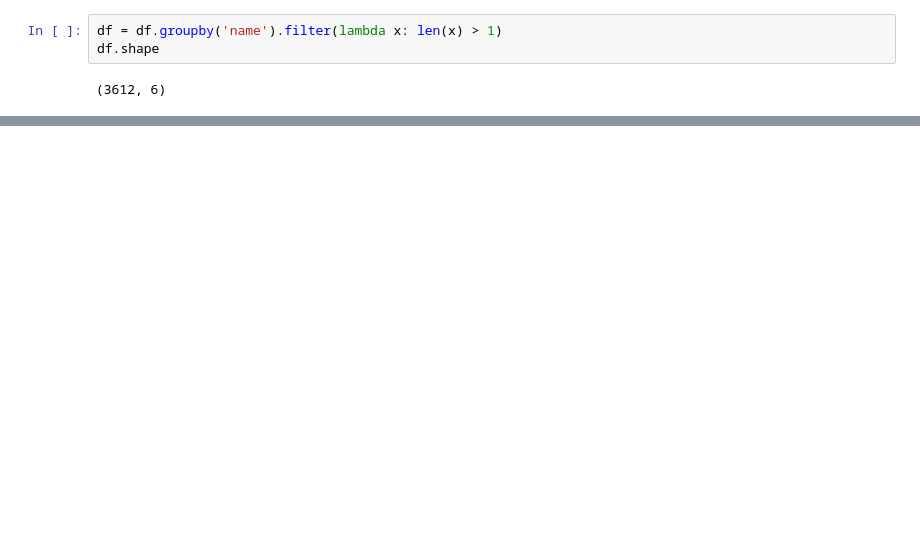
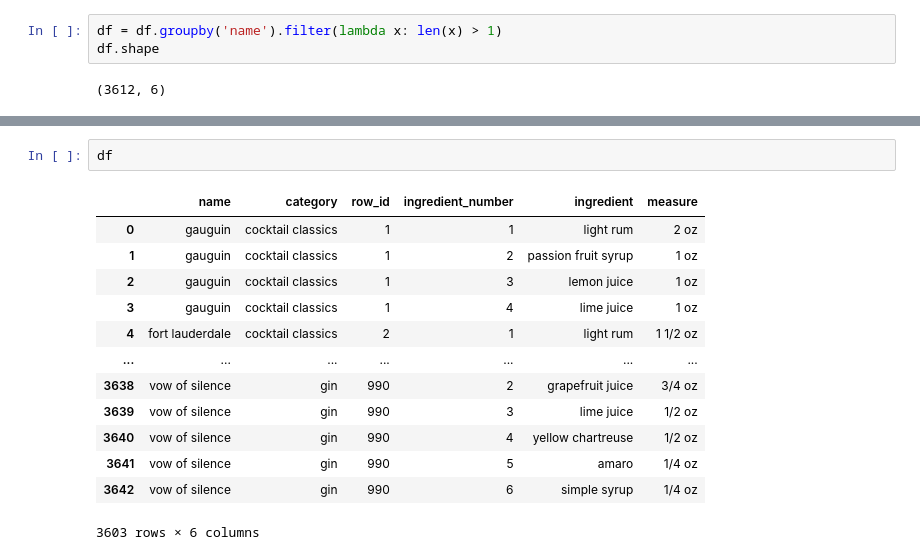
Before and after one commit to aacole3377/cocktails, a Jupyter notebook: data_preperation.ipynb, the cells around one changed output, grey strips where cells are left out. Drawn from its saved outputs; the diff is of its cells as text; blank space fills up the shorter version.

```diff
--- a/data_preperation.ipynb
+++ b/data_preperation.ipynb
@@ -126,0 +243,16 @@ df[df['name'] == 'Eggnog Supreme'] # drop this
+# %%
+df
+# %% [output]
+|  | name | category | row_id | ingredient_number | ingredient | measure |
+| 0 | gauguin | cocktail classics | 1 | 1 | light rum | 2 oz |
+| 1 | gauguin | cocktail classics | 1 | 2 | passion fruit syrup | 1 oz |
+| 2 | gauguin | cocktail classics | 1 | 3 | lemon juice | 1 oz |
+| 3 | gauguin | cocktail classics | 1 | 4 | lime juice | 1 oz |
+| 4 | fort lauderdale | cocktail classics | 2 | 1 | light rum | 1 1/2 oz |
+| ... | ... | ... | ... | ... | ... | ... |
+| 3638 | vow of silence | gin | 990 | 2 | grapefruit juice | 3/4 oz |
+| 3639 | vow of silence | gin | 990 | 3 | lime juice | 1/2 oz |
+| 3640 | vow of silence | gin | 990 | 4 | yellow chartreuse | 1/2 oz |
+| 3641 | vow of silence | gin | 990 | 5 | amaro | 1/4 oz |
+| 3642 | vow of silence | gin | 990 | 6 | simple syrup | 1/4 oz |
+3603 rows × 6 columns
```
Also changed, not shown: parts of 20 cells of this notebook, 2 other files.
